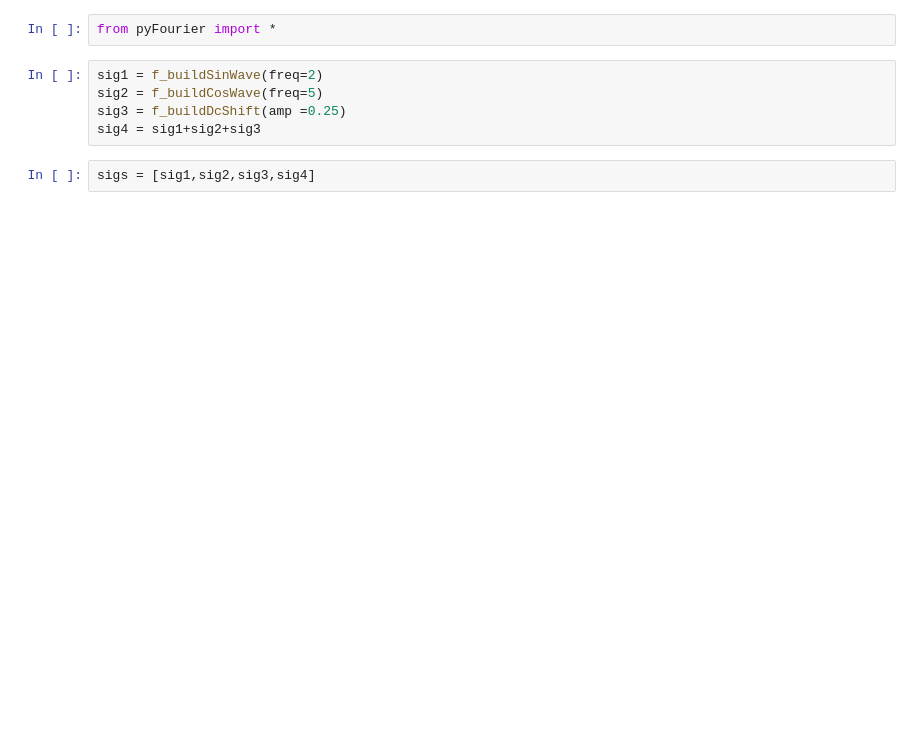
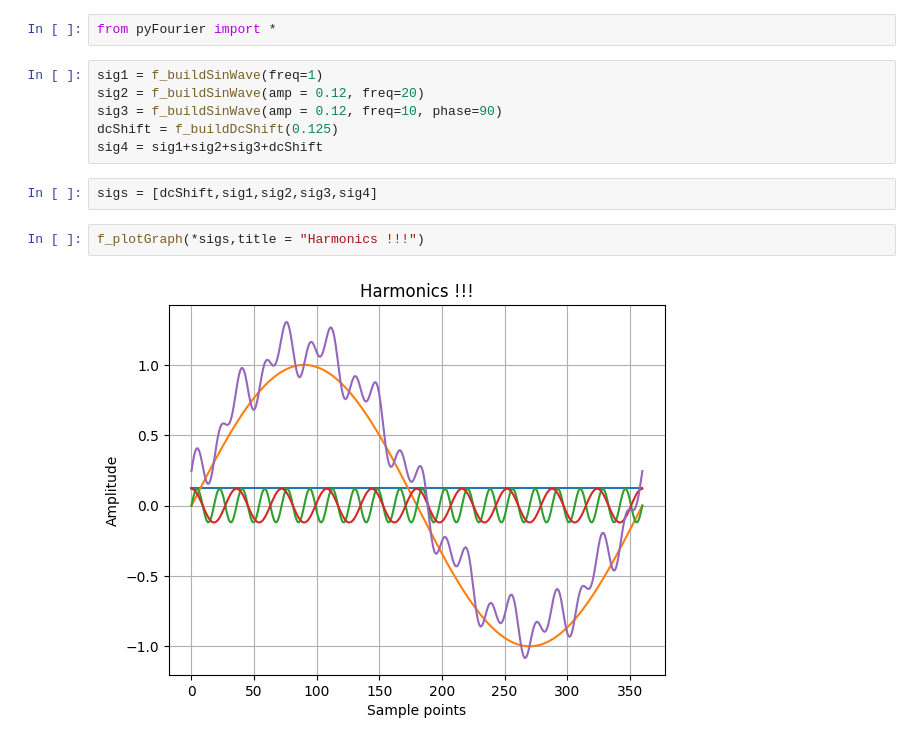
Before and after one commit to rahul-siva-prasad/py-fourier, a Jupyter notebook: main.ipynb, the cells around one changed output. Drawn from its saved outputs; the diff is of its cells as text; blank space fills up the shorter version.

```diff
--- a/main.ipynb
+++ b/main.ipynb
@@ -1,10 +1,15 @@
 # %%
 from pyFourier import *
-# %%
-sig1 = f_buildSinWave(freq=2)
-sig2 = f_buildCosWave(freq=5)
-sig3 = f_buildDcShift(amp =0.25)
-sig4 = sig1+sig2+sig3
+# %%
+sig1 = f_buildSinWave(freq=1)
+sig2 = f_buildSinWave(amp = 0.12, freq=20)
+sig3 = f_buildSinWave(amp = 0.12, freq=10, phase=90)
+dcShift = f_buildDcShift(0.125)
+sig4 = sig1+sig2+sig3+dcShift
 # %%
-sigs = [sig1,sig2,sig3,sig4]
+sigs = [dcShift,sig1,sig2,sig3,sig4]
+# %%
+f_plotGraph(*sigs,title = "Harmonics !!!")
+# %% [output]
+[figure, added]
 # %%
```
Also changed, not shown: parts of 1 cell of this notebook, 1 other file.
